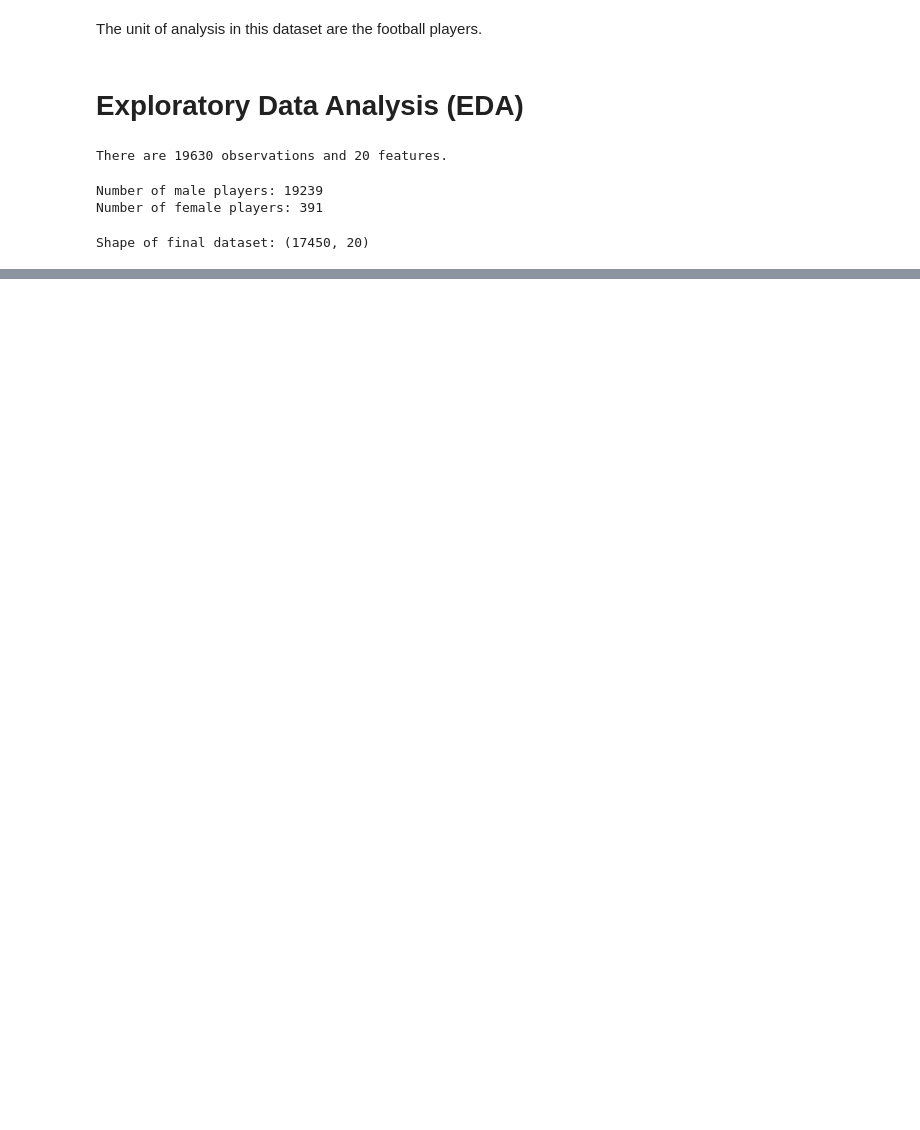
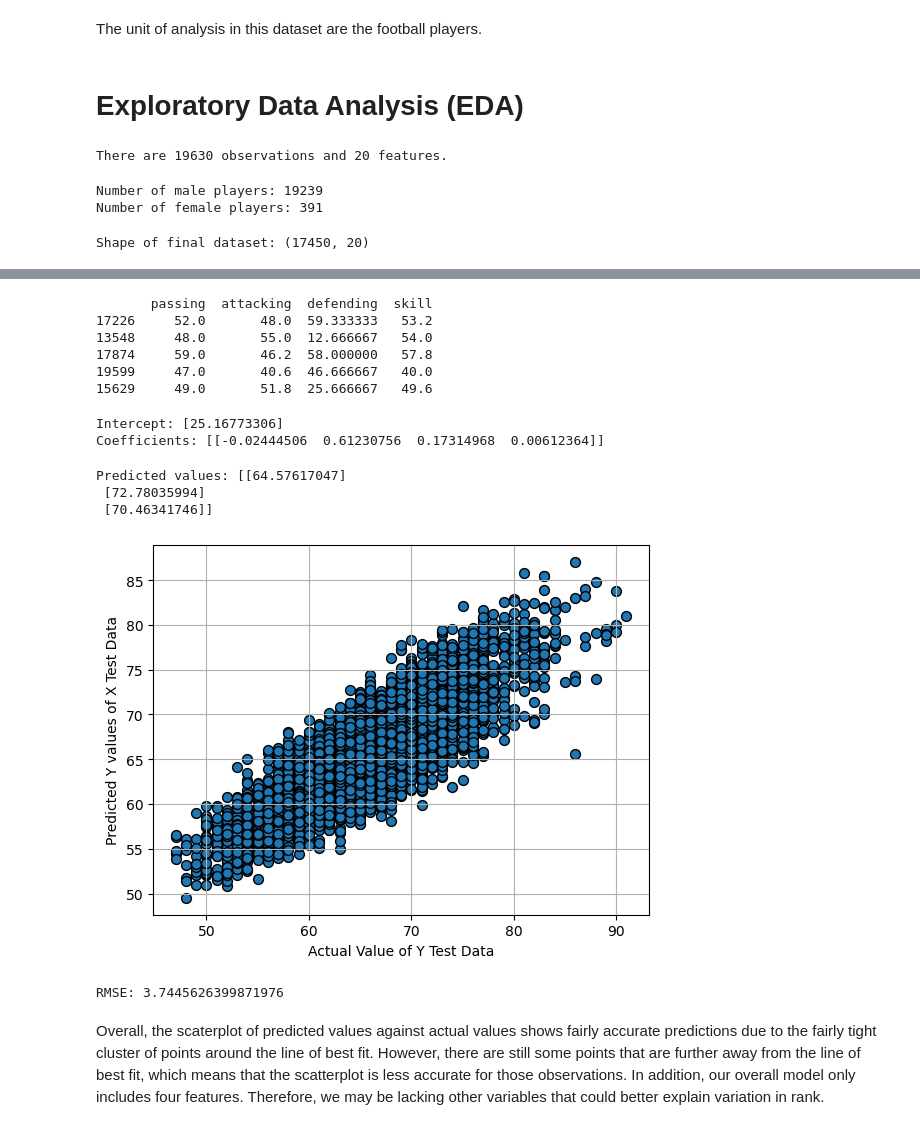
Before and after one commit to asapmansheel/FIFA-2022-Data-Analysis, a Jupyter notebook: fifa-2022-player-data-analysis.ipynb, the cells around one changed output, grey strips where cells are left out. Cells and saved outputs as stored; diff of their text form; code cells hidden in the pictures; blank space fills up the shorter version.

Commit message:
Completed model evaluation and testing section

```diff
--- a/fifa-2022-player-data-analysis.ipynb
+++ b/fifa-2022-player-data-analysis.ipynb
@@ -66,0 +110,10 @@ Shape of final dataset: (17450, 20)
+# %%
+# Create an X dataframe with just four features: passing, attacking, defending, and skill
+X = data_df[["passing", "attacking", "defending", "skill"]]
+# Create a Y dataframe with just the “rank” variable
+Y = data_df[["rank"]]
+
+# Display the first five rows of each
+print(X.head())
+print()
+print(Y.head())
@@ -66,0 +134,58 @@ Shape of final dataset: (17450, 20)
+# %%
+from sklearn.model_selection import train_test_split
+
+# Split the data into training and testing sets using train_test_split function
+# X and Y are the input features and target variable respectively
+# test_size specifies the proportion of data to allocate for testing (25% in this case)
+# random_state is used to ensure reproducibility of the split
+X_train, X_test, Y_train, Y_test = train_test_split(X, Y, test_size = 0.25, random_state = 123)
+
+# Print the first 5 rows of the X_train dataset
+print(X_train.head(5))
+# %% [output]
+       passing  attacking  defending  skill
+17226     52.0       48.0  59.333333   53.2
+13548     48.0       55.0  12.666667   54.0
+17874     59.0       46.2  58.000000   57.8
+19599     47.0       40.6  46.666667   40.0
+15629     49.0       51.8  25.666667   49.6
+# %%
+from sklearn.linear_model import LinearRegression
+
+lr_model = LinearRegression()
+# Fit the linear regression model using the training data
+lr_model.fit(X_train, Y_train)
+
+# Display the intercept and coefficients of trained model
+print("Intercept:", lr_model.intercept_)
+print("Coefficients:", lr_model.coef_)
+# %% [output]
+Intercept: [25.16773306]
+Coefficients: [[-0.02444506  0.61230756  0.17314968  0.00612364]]
+# %%
+# Use the trained linear regression model (lr_model) to make predictions on the testing data (X_test)
+Y_pred = lr_model.predict(X_test)
+# Print the predicted values for the first 3 instances in the testing data
+print("Predicted values:", Y_pred[:3])
+# %% [output]
+Predicted values: [[64.57617047]
+ [72.78035994]
+ [70.46341746]]
+# %%
+plt.scatter(Y_test, Y_pred, s = 50, edgecolors = "black")
+plt.xlabel("Actual Value of Y Test Data")
+plt.ylabel("Predicted Y values of X Test Data")
+plt.grid()
+plt.show()
+# %% [output]
+[figure, added]
+# %%
+from sklearn.metrics import mean_squared_error
+
+# Display the Root Mean Squared Error (RMSE) for this model
+rmse = np.sqrt(mean_squared_error(Y_test, Y_pred))
+print('RMSE:', rmse)
+# %% [output]
+RMSE: 3.7445626399871976
+# %% [markdown]
+Overall, the scaterplot of predicted values against actual values shows fairly accurate predictions due to the fairly tight cluster of points around the line of best fit. However, there are still some points that are further away from the line of best fit, which means that the scatterplot is less accurate for those observations. In addition, our overall model only includes four features. Therefore, we may be lacking other variables that could better explain variation in rank.
```
Also changed, not shown: parts of 8 cells of this notebook.
